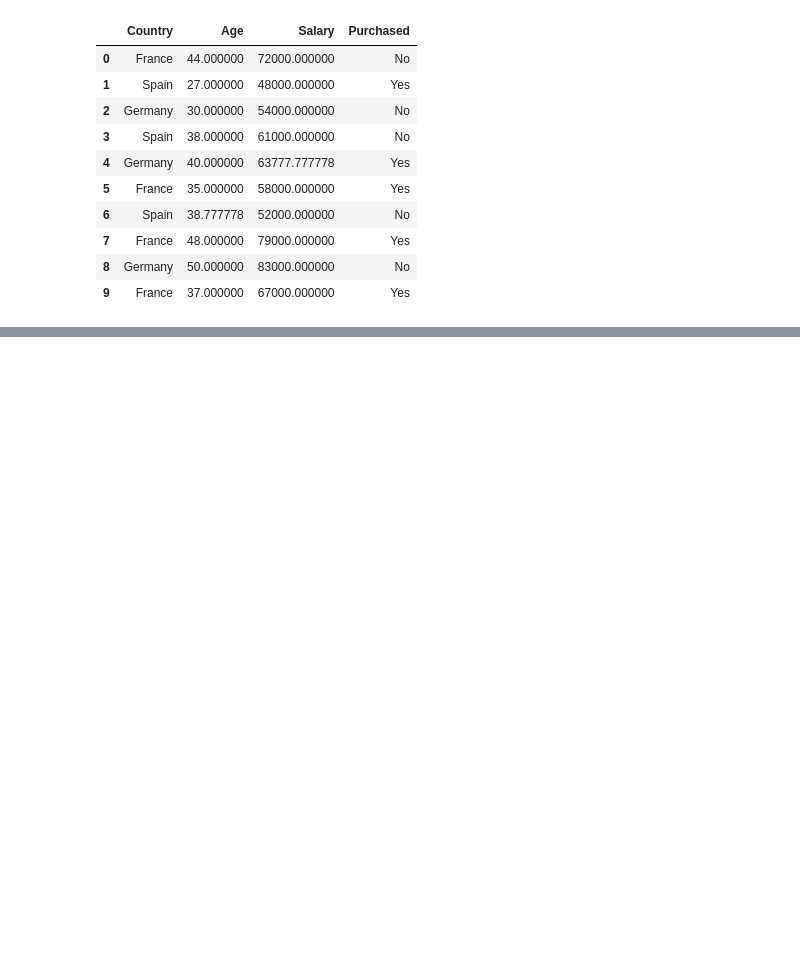
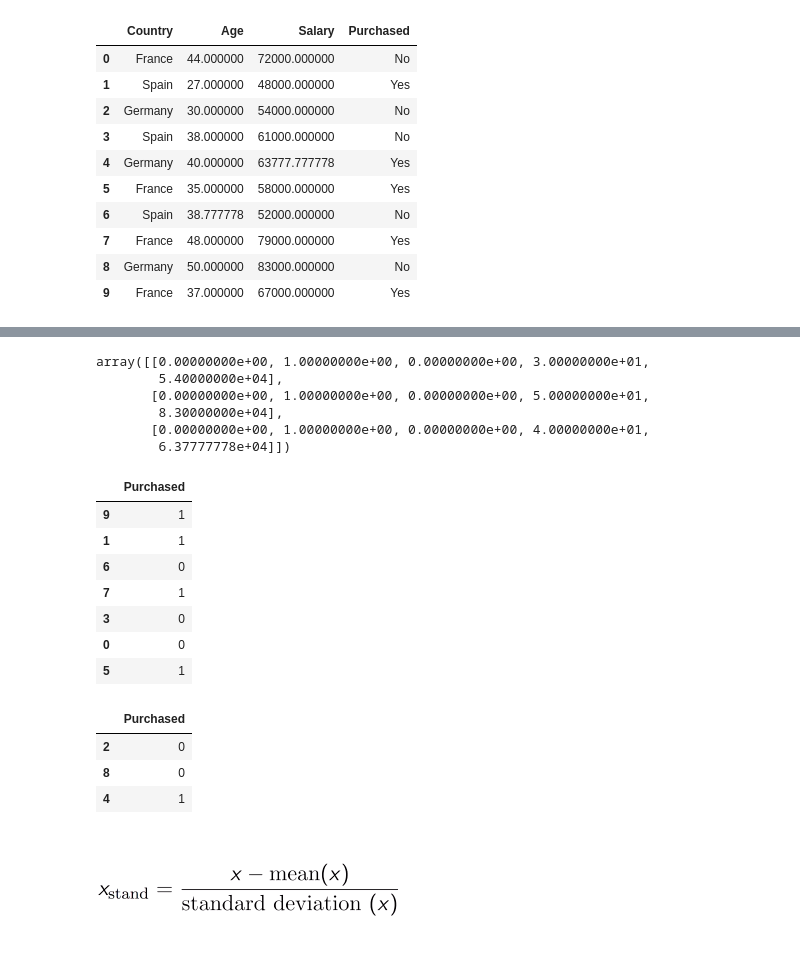
Before and after one commit to hemrajojha/CSC410, a Jupyter notebook: Unit_3.ipynb, the cells around one changed output, grey strips where cells are left out. Cells and saved outputs as stored; diff of their text form; code cells hidden in the pictures; blank space fills up the shorter version.

Commit message:
Added train test sets  and feature scaling

```diff
--- a/Unit_3.ipynb
+++ b/Unit_3.ipynb
@@ -159,0 +307,3 @@ Y = dataset.iloc[:,[3]]       #or Y=dataset.iloc[:,-1:]
+# %%
+#splitting X and Y dataset into train and test set
+X_train, X_test, Y_train, Y_test = train_test_split(X, Y, test_size = 0.25, random_state=0)
@@ -159,0 +327,27 @@ Y = dataset.iloc[:,[3]]       #or Y=dataset.iloc[:,-1:]
+# %%
+X_test
+# %% [output]
+array([[0.00000000e+00, 1.00000000e+00, 0.00000000e+00, 3.00000000e+01,
+        5.40000000e+04],
+       [0.00000000e+00, 1.00000000e+00, 0.00000000e+00, 5.00000000e+01,
+        8.30000000e+04],
+       [0.00000000e+00, 1.00000000e+00, 0.00000000e+00, 4.00000000e+01,
+        6.37777778e+04]])
+# %%
+Y_train
+# %% [output]
+|  | Purchased |
+| 9 | 1 |
+| 1 | 1 |
+| 6 | 0 |
+| 7 | 1 |
+| 3 | 0 |
+| 0 | 0 |
+| 5 | 1 |
+# %%
+Y_test
+# %% [output]
+|  | Purchased |
+| 2 | 0 |
+| 8 | 0 |
+| 4 | 1 |
@@ -159,0 +364,2 @@ Y = dataset.iloc[:,[3]]       #or Y=dataset.iloc[:,-1:]
+# %% [markdown]
+![1_yFw-7hoa7qe0cSWAPXqsDw.png](embedded-picture-1)
```
Also changed, not shown: parts of 29 cells of this notebook.
